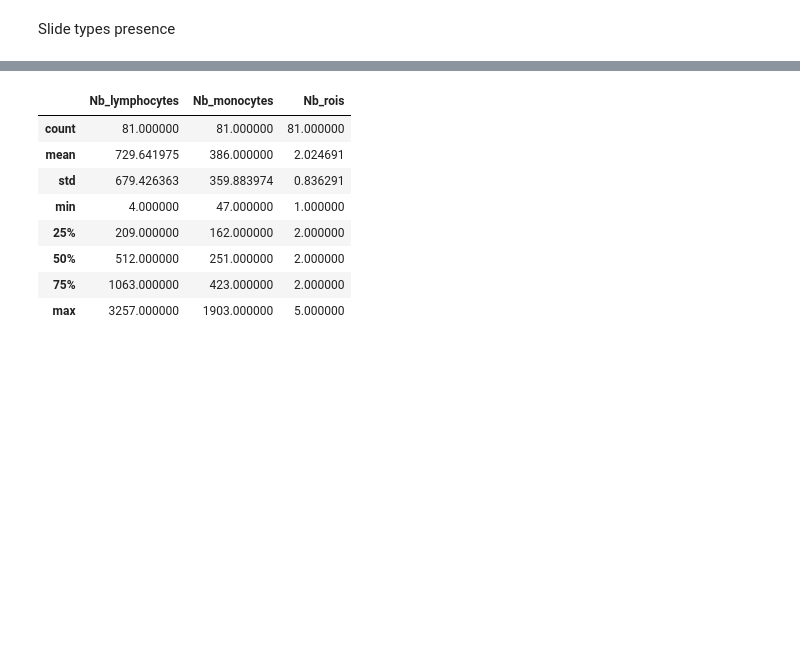
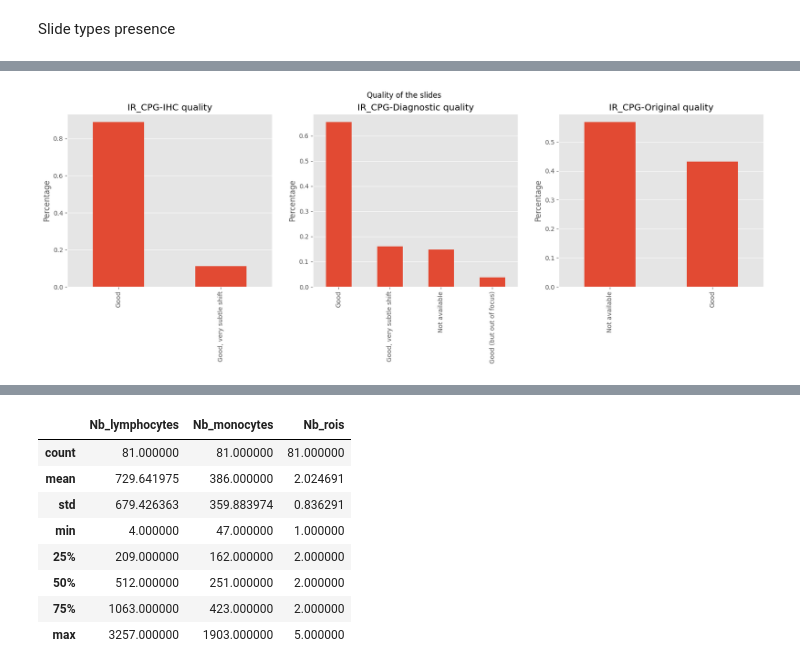
Before and after one commit to AImageLab-zip/MONKEY_challenge_ziplab, a Jupyter notebook: data_analysis/context_analisys.ipynb, the cells around one changed output, grey strips where cells are left out. Saved outputs shown, nothing was run; the diff lists cells and outputs as text; code cells hidden in the pictures; blank space fills up the shorter version.

```diff
--- a/data_analysis/context_analisys.ipynb
+++ b/data_analysis/context_analisys.ipynb
@@ -130,3 +134,17 @@ Name: count, dtype: int64
+# %%
+#make 3 subplots for ["IR_CPG-IHC","IR_CPG-Diagnostic","IR_CPG-Original"] barplots
+fig, axes = plt.subplots(1, 3, figsize=(20, 5))
+fig.suptitle("Quality of the slides")
+for i, slide_type in enumerate(slide_types_quality):
+    data[slide_type].value_counts(normalize=True).plot(kind='bar', ax=axes[i])
+    axes[i].set_title(f"{slide_type} quality")
+    axes[i].grid(axis='x')
+    axes[i].set_ylabel("Percentage")
+    axes[i].set_xlabel("")
+    axes[i].set_title(f"{slide_type} quality")
+plt.show()
+# %% [output]
+[figure, added]
 # %%
 sns.pairplot(data, diag_kind='kde', kind='scatter', palette='husl', markers='o', height=3, aspect=1)
 plt.show()
```
Also changed, not shown: parts of 23 cells of this notebook.
